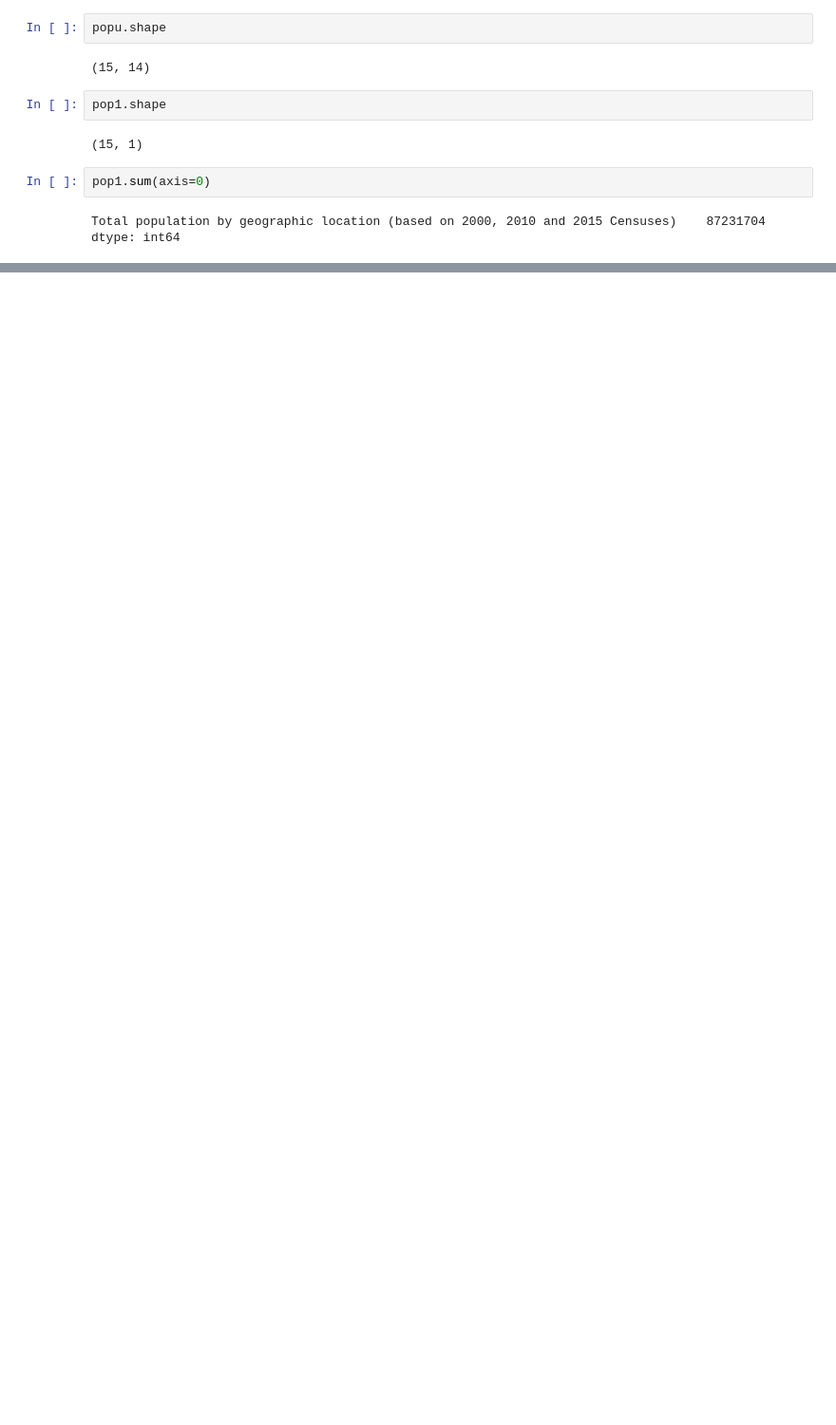
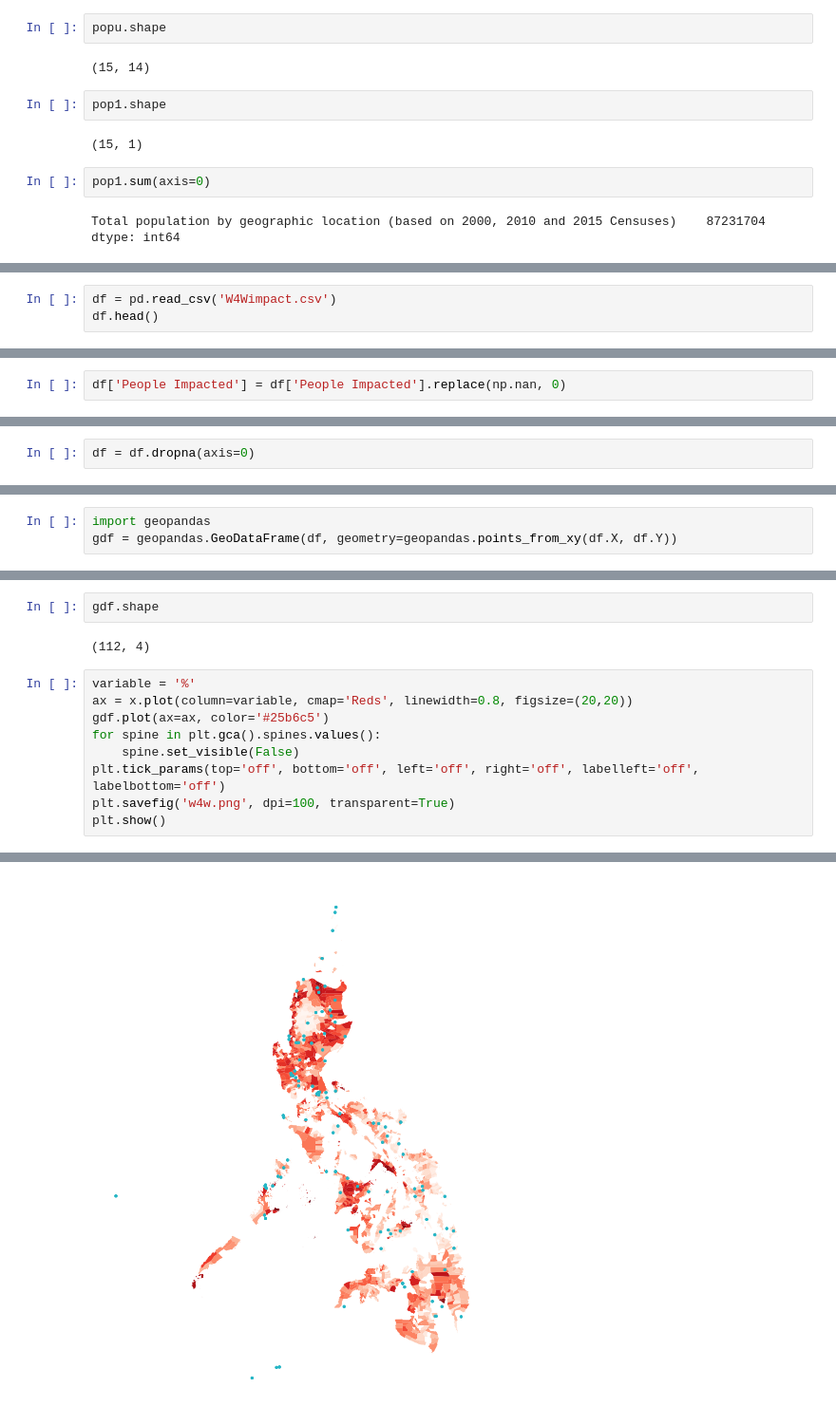
Before and after one commit to EiraBaccay/Water-Access-in-the-Philippines, a Jupyter notebook: Water Access Population.ipynb, the cells around one changed output, grey strips where cells are left out. Shown at 95% size. Cells and saved outputs as stored; diff of their text form; blank space fills up the shorter version.

```diff
--- a/Water Access Population.ipynb
+++ b/Water Access Population.ipynb
@@ -489,0 +591,3 @@ dtype: int64
+# %%
+df = pd.read_csv('W4Wimpact.csv')
+df.head()
@@ -489,0 +608,2 @@ dtype: int64
+# %%
+df['People Impacted'] = df['People Impacted'].replace(np.nan, 0)
@@ -489,0 +617,2 @@ dtype: int64
+# %%
+df = df.dropna(axis=0)
@@ -489,0 +626,3 @@ dtype: int64
+# %%
+import geopandas
+gdf = geopandas.GeoDataFrame(df, geometry=geopandas.points_from_xy(df.X, df.Y))
@@ -489,0 +638,14 @@ dtype: int64
+# %%
+gdf.shape
+# %% [output]
+(112, 4)
+# %%
+variable = '%'
+ax = x.plot(column=variable, cmap='Reds', linewidth=0.8, figsize=(20,20))
+gdf.plot(ax=ax, color='#25b6c5')
+for spine in plt.gca().spines.values():
+    spine.set_visible(False)
+plt.tick_params(top='off', bottom='off', left='off', right='off', labelleft='off', labelbottom='off')
+plt.savefig('w4w.png', dpi=100, transparent=True)
+plt.show()
+# %% [output]
@@ -489,0 +664 @@ dtype: int64
+[figure, added]
```
Also changed, not shown: parts of 20 cells of this notebook.
